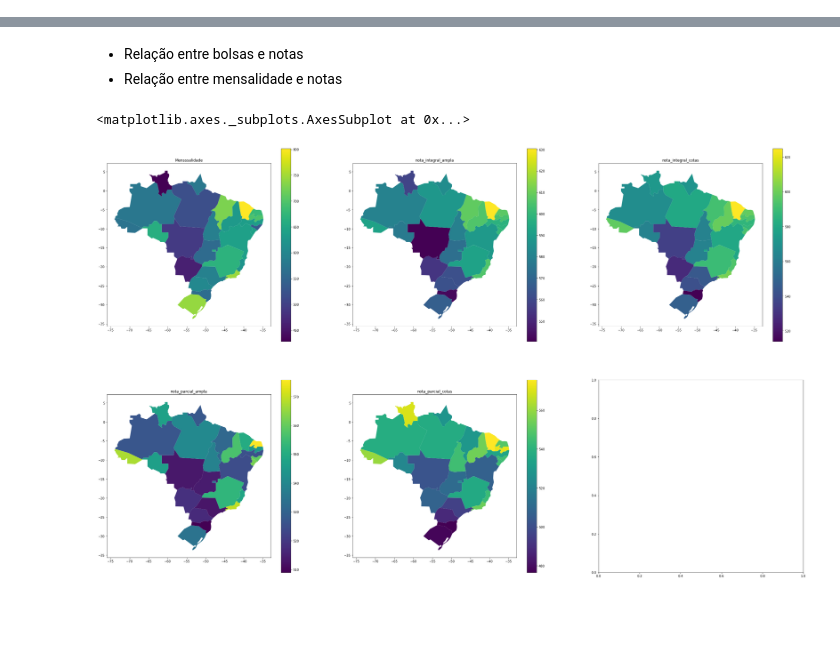
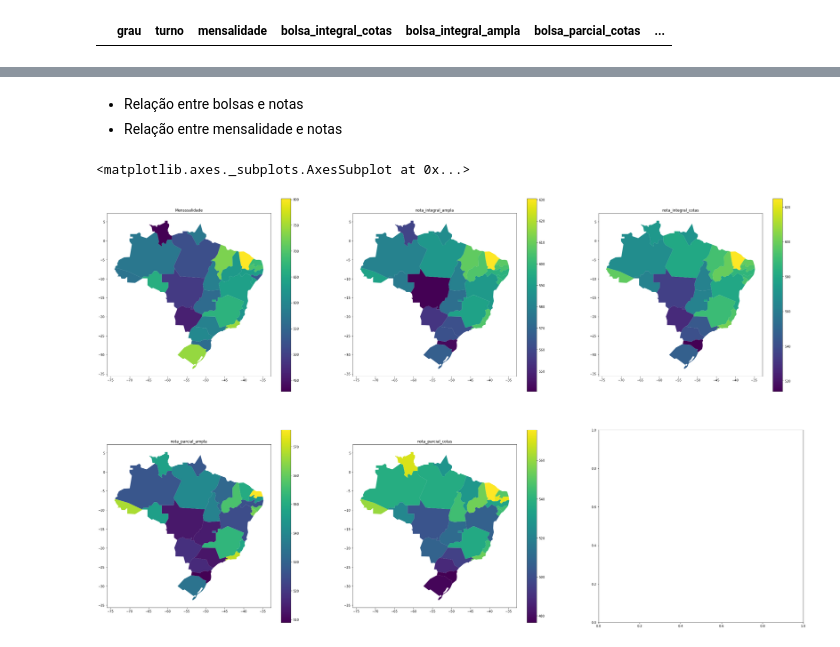
Before and after one commit to LucasTreuke/a2BancoDeDados, a Jupyter notebook: 01esse.ipynb, the cells around one changed output, grey strips where cells are left out. Drawn from its saved outputs; the diff is of its cells as text; code cells hidden in the pictures; blank space fills up the shorter version.

Commit message:
adicionado teste para sql prouni

```diff
--- a/01esse.ipynb
+++ b/01esse.ipynb
@@ -7,3 +17,12 @@ import matplotlib.pyplot as plt
+# %%
+conn = sqlite3.connect(os.path.join('cursos_prouni.sqlite'))
+cur = conn.cursor()
+# %%
+df = pd.DataFrame(cur.fetchall(), columns=['grau', 'turno', 'mensalidade', 'bolsa_integral_cotas', 'bolsa_integral_ampla', 'bolsa_parcial_cotas', 'bolsa_parcial_ampla', 'curso_id', 'curso_busca', 'cidade_busca', 'uf_busca', 'cidade_filtro', 'universidade_nome', 'campus_nome', 'campus_id', 'nome','nota_integral_ampla', 'nota_integral_cotas', 'nota_parcial_ampla','nota_parcial_cotas'])
+# %%
+df
+# %% [output]
+|  | grau | turno | mensalidade | bolsa_integral_cotas | bolsa_integral_ampla | bolsa_parcial_cotas | ... |
 # %%
 # pegando o mapão (substituir por pegar do banco)
 # %%
```
Also changed, not shown: parts of 4 cells of this notebook, 2 other files.
